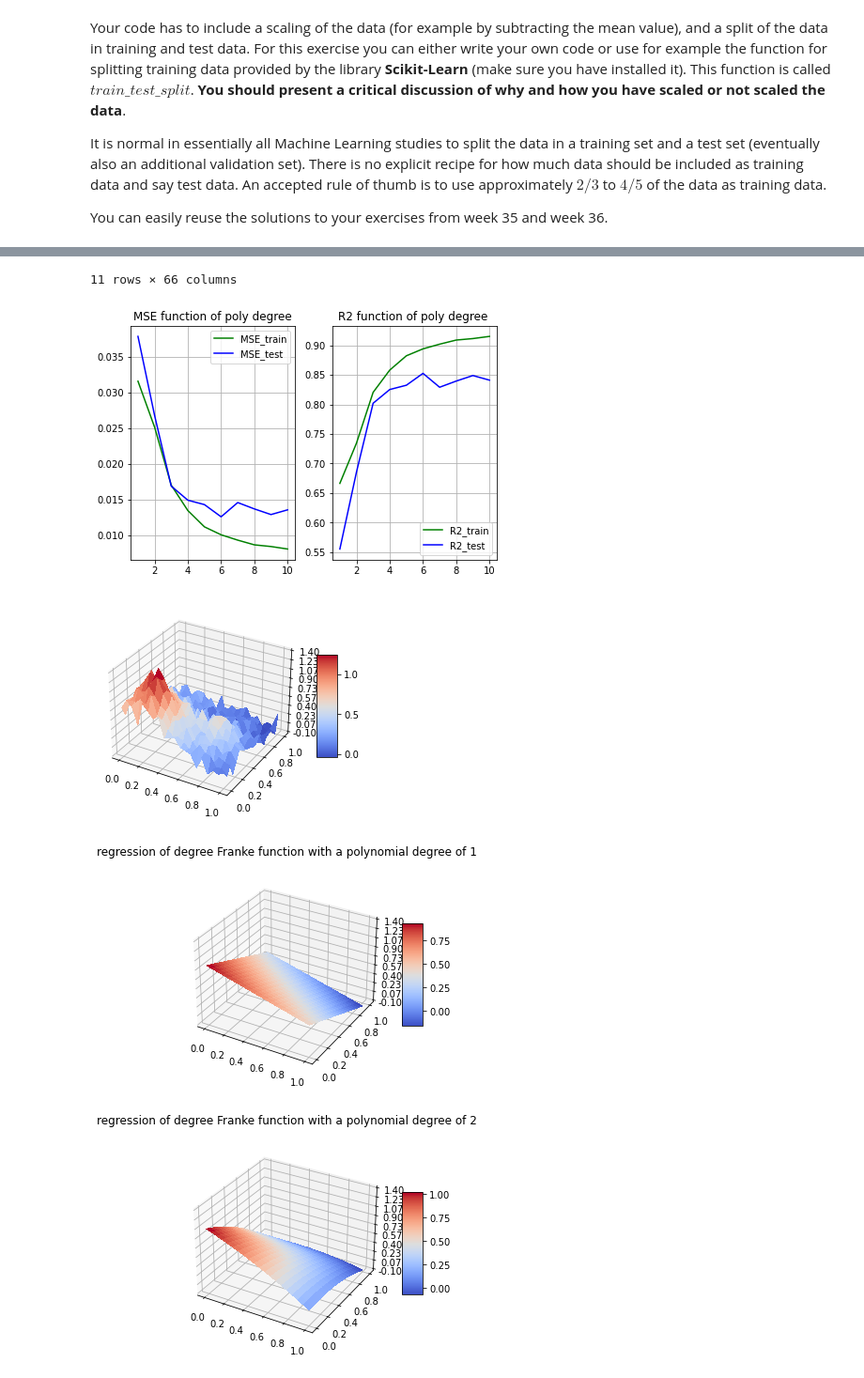
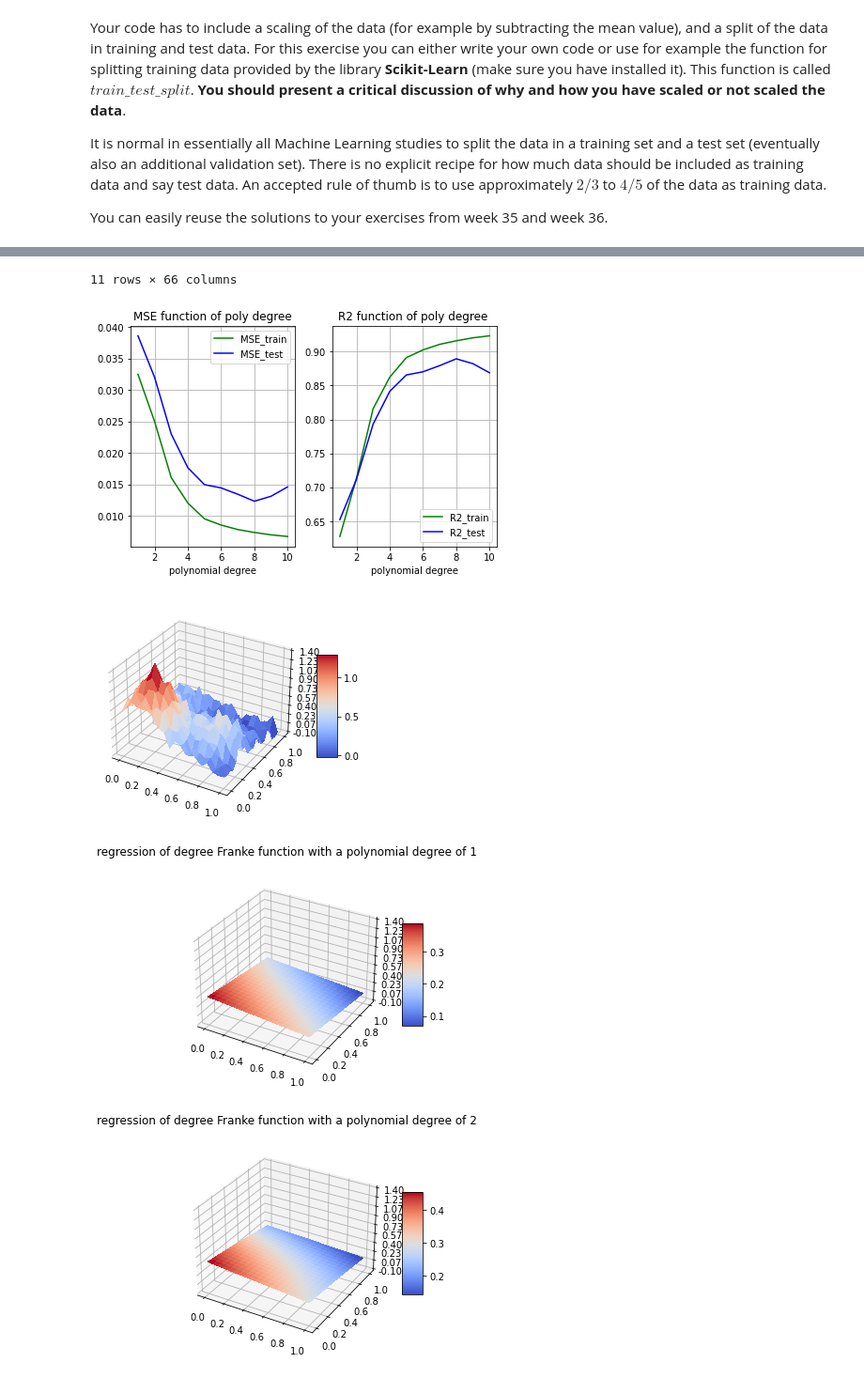
Before and after one commit to paulgiraudIMT/Projects, a Jupyter notebook: Project1/Exercice_1.ipynb, the cells around one changed output, grey strips where cells are left out. Shown: that part at 94% size. Drawn from its saved outputs; the diff is of its cells as text; code cells hidden in the pictures.

```diff
--- a/Project1/Exercice_1.ipynb
+++ b/Project1/Exercice_1.ipynb
@@ -225,6 +226,7 @@ DegreeMax = 10
 
 #############################################
 
+#Set up the DATA
 x = np.linspace(0, 1, n)
 y = np.linspace(0, 1, n)
 x, y = np.meshgrid(x, y)
@@ -233,8 +235,15 @@ z = FrankeFunctionWithNoise(x, y)
 x_y = np.empty((len(x)*len(x), 2))
 x_y[:, 0] = x.ravel()
 x_y[:, 1] = y.ravel()
+
+#Scale the DATA
+scaler = StandardScaler()
+scaler.fit(x_y)
+x_y = scaler.transform(x_y)
+
 x_y_train, x_y_test, z_train, z_test = train_test_split(x_y, z.ravel(), test_size=0.2)
 
+#Set up the MSE and R2
 Liste_degree = range(1, DegreeMax +1)
 MSE_train = []
 MSE_test = []
@@ -242,9 +251,11 @@ R2_train = []
 R2_test = []
 
 
+
 coeff = int((DegreeMax+1)*(DegreeMax+2)/2)
 BETA = np.zeros((DegreeMax+1, coeff))
 
+#PLot the real function
 fig, axs = plt.subplots(1, 2, constrained_layout=True)
 fig = plt.figure()
 ax = fig.gca(projection='3d')
@@ -254,18 +265,24 @@ ax.zaxis.set_major_locator(LinearLocator(10))
 ax.zaxis.set_major_formatter(FormatStrFormatter('%.02f'))
 fig.colorbar(surf, shrink=0.5, aspect=5)
 
+
+#For each polynomial degree
 for poly in Liste_degree:
 
+    #Set up the design matrix for train and test data
     X_train, coeff = create_X(x_y_train[:, 0], x_y_train[:, 1], poly )
     X_test, coeff = create_X(x_y_test[:, 0], x_y_test[:, 1], poly )
     X , coeff = create_X(x, y, poly)
+    #Compute the beta coefficients
     beta = np.linalg.pinv(X_train.T.dot(X_train)).dot(X_train.T).dot(z_train)
 
+    #Compute our regression
     ztildeOLS = X_train @ beta
     ztestOLS = X_test @ beta
     zplot = X @ beta
     zplot = zplot.reshape(len(x), len(x))
 
+    #Just stock each beta coefficients into a matrix
     for j in range(len(beta)):
         BETA[poly][j] = beta[j]
 
@@ -282,6 +299,7 @@ for poly in Liste_degree:
     print("R2 test : ", R2_test[degree - 1])
     print("\n \n")
 
+    #We plot the solution for each degree
     fig = plt.figure()
     ax = fig.gca(projection='3d')
     surf = ax.plot_surface(x, y, zplot, cmap=cm.coolwarm,linewidth=0, antialiased=False)
@@ -292,19 +310,22 @@ for poly in Liste_degree:
     fig.colorbar(surf, shrink=0.5, aspect=5)
 
 
+#We plot by subplot the MSE and R2 for train and test data
 axs[0].plot(Liste_degree, MSE_train, 'green', label='MSE_train')
 axs[0].plot(Liste_degree, MSE_test, 'blue', label='MSE_test')
 axs[0].set_title("MSE function of poly degree")
+axs[0].set_xlabel("polynomial degree")
 axs[0].legend()
 axs[0].grid()
 
 axs[1].plot(Liste_degree, R2_train, 'green', label="R2_train")
 axs[1].plot(Liste_degree, R2_test, 'blue', label="R2_test")
 axs[1].set_title("R2 function of poly degree ")
+axs[1].set_xlabel("polynomial degree")
 axs[1].legend()
 axs[1].grid()
 
-print("---------------------------- beta coefficient for each polynomial degree ----------------------------")
+print("---------------------------- beta coefficients for each polynomial degree ----------------------------")
 DesignMatrix = pd.DataFrame(BETA)
 DesignMatrix.columns = coeff
 display(DesignMatrix)
@@ -343,5 +364,5 @@ R2 training :  0.7345257528205799
 11 rows × 66 columns
-[figure, old version]
+[figure, new version]
-[figure, old version]
+[figure, new version]
-[figure, old version]
+[figure, new version]
-[figure, old version]
+[figure, new version]
```
Also changed, not shown: parts of 2 cells of this notebook, 6 other files.
